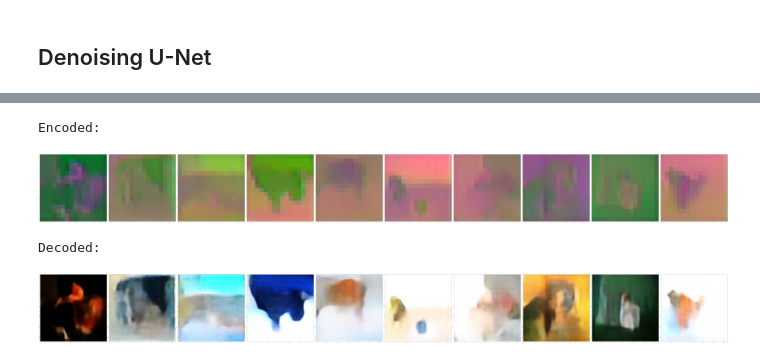
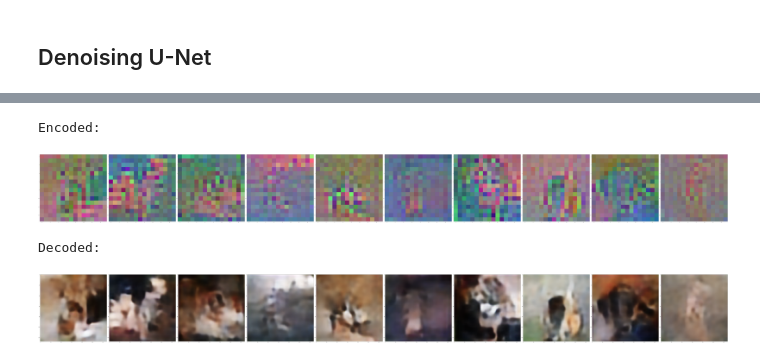
Before and after one commit to hayden-donnelly/ml-notebooks, a Jupyter notebook: latent_diffusion.ipynb, the cells around one changed output, grey strips where cells are left out. Saved outputs shown, nothing was run; the diff lists cells and outputs as text; code cells hidden in the pictures.

Commit message:
Cool plots.

```diff
--- a/latent_diffusion.ipynb
+++ b/latent_diffusion.ipynb
@@ -134,4 +72,0 @@ class VectorQuantiser(layers.Layer):
-# %%
-x = layers.Input((32, 32, 16))
-x = VectorQuantiser(embedding_dim = 16, num_embeddings = 10)(x)
-x.shape
@@ -188,14 +136,14 @@ class BetaScheduler(keras.callbacks.Callback):
             self.model.beta_schedule_step = 0
         if self.model.beta < 1.0:
             self.model.beta.assign(self.model.beta_slope * self.model.beta_schedule_step)
-        else:
+        if self.model.beta > 1.0:
             self.model.beta.assign(1.0)
 
         self.model.beta_schedule_step += 1
         return
 
     def on_epoch_end(self, epoch, logs=None):
-        print(' - beta:', self.model.beta)
+        print(' - beta:', self.model.beta.numpy())
         return
 # %%
 class VAE(keras.Model):
@@ -257,7 +205,7 @@ class VAE(keras.Model):
             # loss.
             reconstruction_loss = tf.reduce_mean(
                 tf.reduce_sum(
-                    keras.losses.binary_crossentropy(data, reconstruction), axis=(1, 2)
+                    keras.losses.mean_squared_error(data, reconstruction), axis=(1, 2)
                 )
             )
 
@@ -497,4 +454,4 @@ encoded_images = encoded_images[:end_index]
 model = DiffusionModel(latent_size, diffusion_block_depth, diffusion_widths)
 model.compile(optimizer='adam')
 # %%
-diffuser_history = model.fit(encoded_images, epochs=100, batch_size=diffusion_batch_size)
+diffuser_history = model.fit(encoded_images, epochs=1000, batch_size=diffusion_batch_size)
@@ -504,16 +464,16 @@ plot_performance(history=diffuser_history, epochs=100, metric='i_loss')
 # %%
 print('Encoded:')
-generated_latents = model.generate(10, 20)
+generated_latents = model.generate(10, 1000)
 display_latents = generated_latents.numpy()
 display_latents -= np.min(display_latents)
 display_latents /= np.max(display_latents)
 plot_images(display_latents)
 
 print('Decoded:')
 generated_images = vae.decode(generated_latents)
 plot_images(generated_images.numpy())
 # %% [output]
 Encoded:
-[figure, old version]
+[figure, new version]
 Decoded:
-[figure, old version]
+[figure, new version]
```
Also changed, not shown: parts of 13 cells of this notebook.
